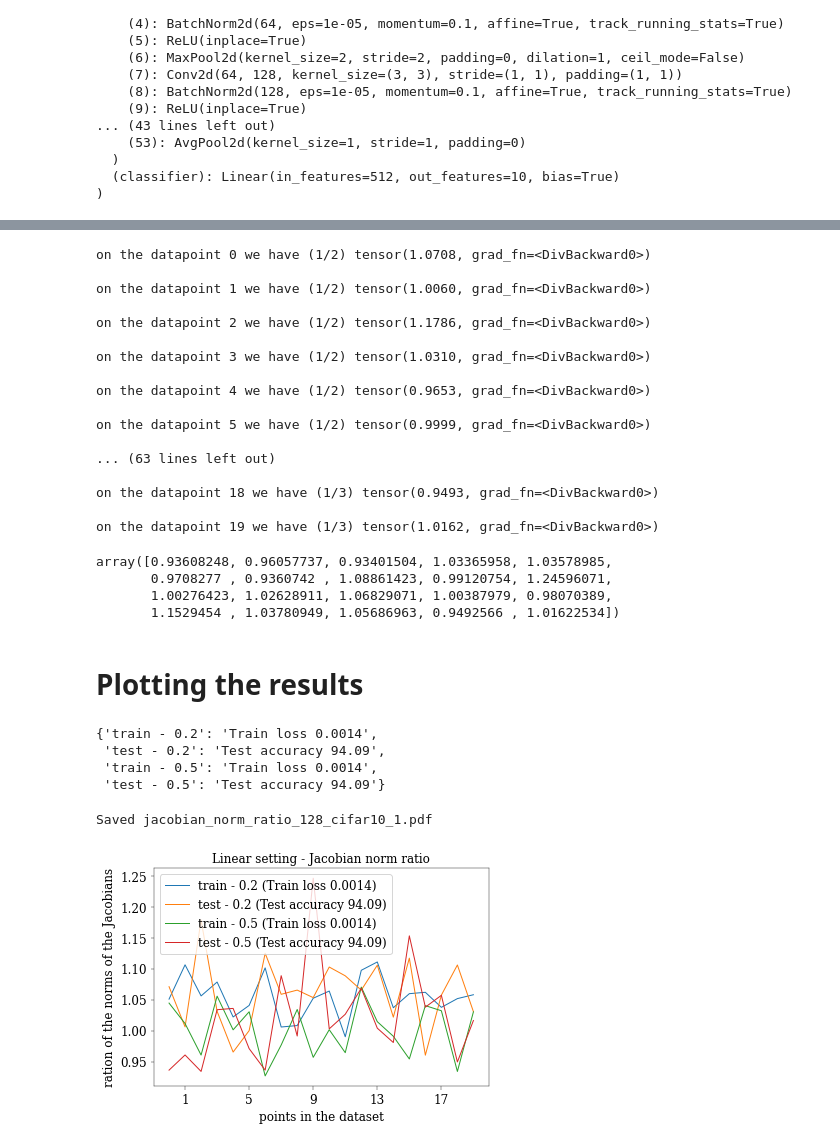
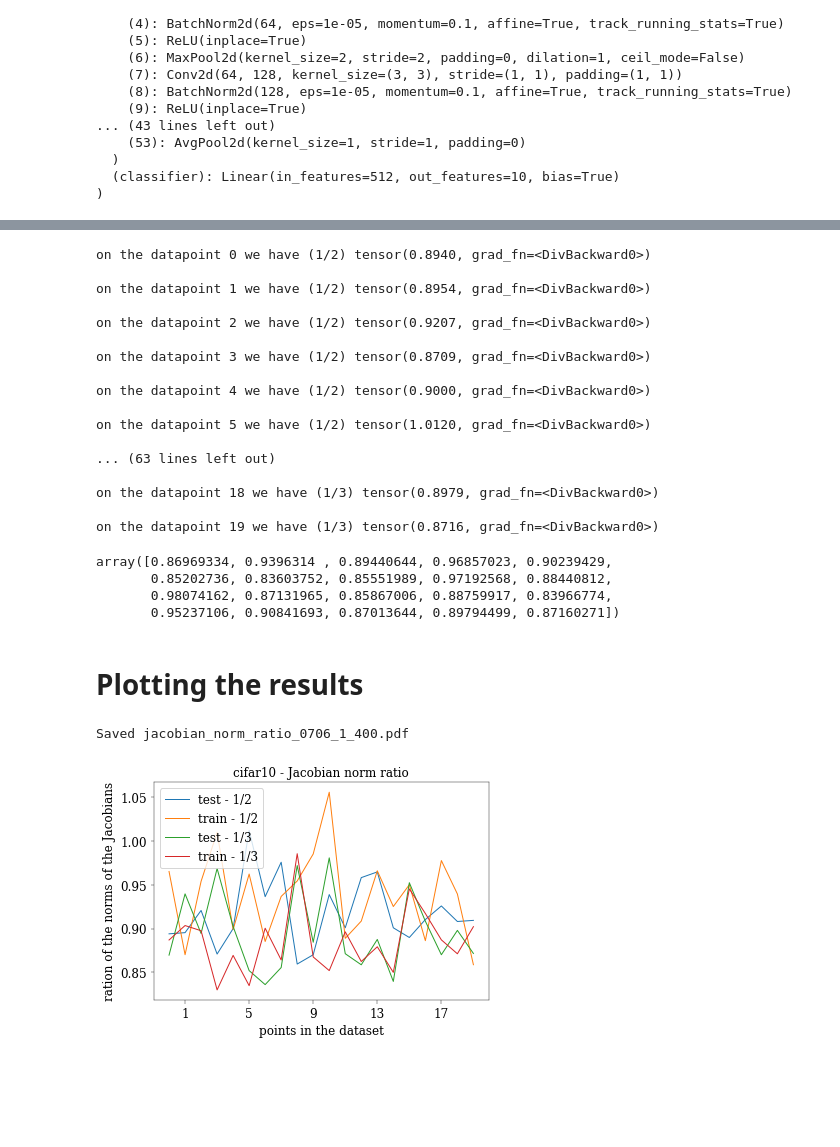
Before and after one commit to PierBeneventano/test_pytorch, a Jupyter notebook: Getting gradients - cifar10.ipynb, the cells around one changed output, grey strips where cells are left out. Cells and saved outputs as stored; diff of their text form; code cells hidden in the pictures; blank space fills up the shorter version.

```diff
--- a/Getting gradients - cifar10.ipynb
+++ b/Getting gradients - cifar10.ipynb
@@ -8,8 +8,8 @@ import numpy as np
 import matplotlib.pyplot as plt
 from models import *
 # %%
-a = torch.load('tiger_files/pb29/checkpoint/final/FINAL_dataset_cifar10-model_vgg-epoch_200-label_noise_prob_0-input_gaussian_noise_0-gaussian_noise_SD_0-noise_decay_fixed-batch_size_128.pt', map_location ='cpu')
+a = torch.load('tiger_files/pb29/checkpoint/final/FINAL_dataset_cifar10-model_vgg-epoch_400-label_noise_prob_0-input_gaussian_noise_0-gaussian_noise_SD_0-noise_decay_fixed-batch_size_128.pt', map_location ='cpu')
 
-b = torch.load('tiger_files/pb29/checkpoint/final/FINAL_dataset_cifar10-model_vgg-epoch_200-label_noise_prob_0-input_gaussian_noise_0-gaussian_noise_SD_0-noise_decay_fixed-batch_size_1024.pt', map_location ='cpu')
+b = torch.load('tiger_files/pb29/checkpoint/final/FINAL_dataset_cifar10-model_vgg-epoch_400-label_noise_prob_0-input_gaussian_noise_0-gaussian_noise_SD_0-noise_decay_fixed-batch_size_1024.pt', map_location ='cpu')
 
-c = torch.load('tiger_files/pb29/checkpoint/final/FINAL_dataset_cifar10-model_vgg-epoch_200-label_noise_prob_0-input_gaussian_noise_0-gaussian_noise_SD_0-noise_decay_fixed-batch_size_4096.pt', map_location ='cpu')
+c = torch.load('tiger_files/pb29/checkpoint/final/FINAL_dataset_cifar10-model_vgg-epoch_400-label_noise_prob_0-input_gaussian_noise_0-gaussian_noise_SD_0-noise_decay_fixed-batch_size_4096.pt', map_location ='cpu')
@@ -103,7 +101,7 @@ transform_train = transforms.Compose([
 trainset = torchvision.datasets.CIFAR10(
     root='./data', train=True, download=True, transform=transform_train)
 trainloader = torch.utils.data.DataLoader(
-    trainset, 128, shuffle=True)
+    trainset, 128, shuffle=False)
 
 # plot 6 examples of data point
 examples = enumerate(trainloader)
@@ -222,7 +220,7 @@ on the datapoint 19 the difference of the two Jacobians is (1-3)/1 tensor(1.3914
 testset = torchvision.datasets.CIFAR10(
     root='./data', train=False, download=True, transform=transform_train)
 testloader = torch.utils.data.DataLoader(
-    testset, 128, shuffle=True)
+    testset, 128, shuffle=False)
 
 # plot 6 examples of data point
 examples = enumerate(testloader)
@@ -278,30 +276,30 @@ for i in range(20):
 
     v_2[i] = torch.norm((Jac_4[i])) / torch.norm((Jac_6[i]))
 # %% [output]
-on the datapoint 0 we have (1/2) tensor(1.0708, grad_fn=<DivBackward0>)
+on the datapoint 0 we have (1/2) tensor(0.8940, grad_fn=<DivBackward0>)
 
-on the datapoint 1 we have (1/2) tensor(1.0060, grad_fn=<DivBackward0>)
+on the datapoint 1 we have (1/2) tensor(0.8954, grad_fn=<DivBackward0>)
 
-on the datapoint 2 we have (1/2) tensor(1.1786, grad_fn=<DivBackward0>)
+on the datapoint 2 we have (1/2) tensor(0.9207, grad_fn=<DivBackward0>)
 
-on the datapoint 3 we have (1/2) tensor(1.0310, grad_fn=<DivBackward0>)
+on the datapoint 3 we have (1/2) tensor(0.8709, grad_fn=<DivBackward0>)
 
-on the datapoint 4 we have (1/2) tensor(0.9653, grad_fn=<DivBackward0>)
+on the datapoint 4 we have (1/2) tensor(0.9000, grad_fn=<DivBackward0>)
 
-on the datapoint 5 we have (1/2) tensor(0.9999, grad_fn=<DivBackward0>)
+on the datapoint 5 we have (1/2) tensor(1.0120, grad_fn=<DivBackward0>)
 
 ... (63 lines left out)
 
-on the datapoint 18 we have (1/3) tensor(0.9493, grad_fn=<DivBackward0>)
+on the datapoint 18 we have (1/3) tensor(0.8979, grad_fn=<DivBackward0>)
 
-on the datapoint 19 we have (1/3) tensor(1.0162, grad_fn=<DivBackward0>)
+on the datapoint 19 we have (1/3) tensor(0.8716, grad_fn=<DivBackward0>)
 # %%
 v_2
 # %% [output]
-array([0.93608248, 0.96057737, 0.93401504, 1.03365958, 1.03578985,
-       0.9708277 , 0.9360742 , 1.08861423, 0.99120754, 1.24596071,
-       1.00276423, 1.02628911, 1.06829071, 1.00387979, 0.98070389,
-       1.1529454 , 1.03780949, 1.05686963, 0.9492566 , 1.01622534])
+array([0.86969334, 0.9396314 , 0.89440644, 0.96857023, 0.90239429,
+       0.85202736, 0.83603752, 0.85551989, 0.97192568, 0.88440812,
+       0.98074162, 0.87131965, 0.85867006, 0.88759917, 0.83966774,
+       0.95237106, 0.90841693, 0.87013644, 0.89794499, 0.87160271])
 # %% [markdown]
 # Plotting the results
 # %%
@@ -347,7 +344,0 @@ for label, fields in toplot.items():
-# %%
-accuracy
-# %% [output]
-{'train - 0.2': 'Train loss 0.0014',
- 'test - 0.2': 'Test accuracy 94.09',
- 'train - 0.5': 'Train loss 0.0014',
- 'test - 0.5': 'Test accuracy 94.09'}
@@ -354,35 +347,35 @@ accuracy
 # %%
 mpl.rcParams['font.family'] = 'serif'
 mpl.rcParams['axes.titlesize'] = 12
 mpl.rcParams['axes.labelsize'] = 12
 mpl.rcParams['font.size'] = 12
 mpl.rcParams['legend.fontsize'] = 12
 linewidth = '0.4'
 mpl.rcParams['lines.linewidth'] = 1
 mpl.rcParams['axes.linewidth'] = linewidth
 mpl.rcParams['xtick.major.width'] = linewidth
 mpl.rcParams['ytick.major.width'] = linewidth
 
 fig = plt.figure()
 
 ax = fig.add_subplot(1, 1, 1)
 for res1 in results.items():
     lbl = res1[0]
     arr_data = res1[1]#[0]
     xp = np.array(range(len(arr_data)))
     fields = toplot[lbl]
-    label = f"{lbl} ({accuracy[lbl]})"
+    label = f"{lbl}"
     ax.plot(xp, arr_data, label=label)
 
 plt.xticks(range(1,21,4))
 ax.set_xlabel('points in the dataset')
 ax.set_ylabel('ration of the norms of the Jacobians')
-ax.set_title("Linear setting - Jacobian norm ratio")
+ax.set_title("cifar10 - Jacobian norm ratio")
 ax.legend(loc='upper left')
 
-fname = "jacobian_norm_ratio_128_cifar10_1.pdf"
+fname = "jacobian_norm_ratio_0706_1_400.pdf"
 plt.savefig(fname)
 print(f"Saved {fname}")
 # %% [output]
-Saved jacobian_norm_ratio_128_cifar10_1.pdf
+Saved jacobian_norm_ratio_0706_1_400.pdf
-[figure, old version]
+[figure, new version]
```
Also changed, not shown: parts of 8 cells of this notebook.
